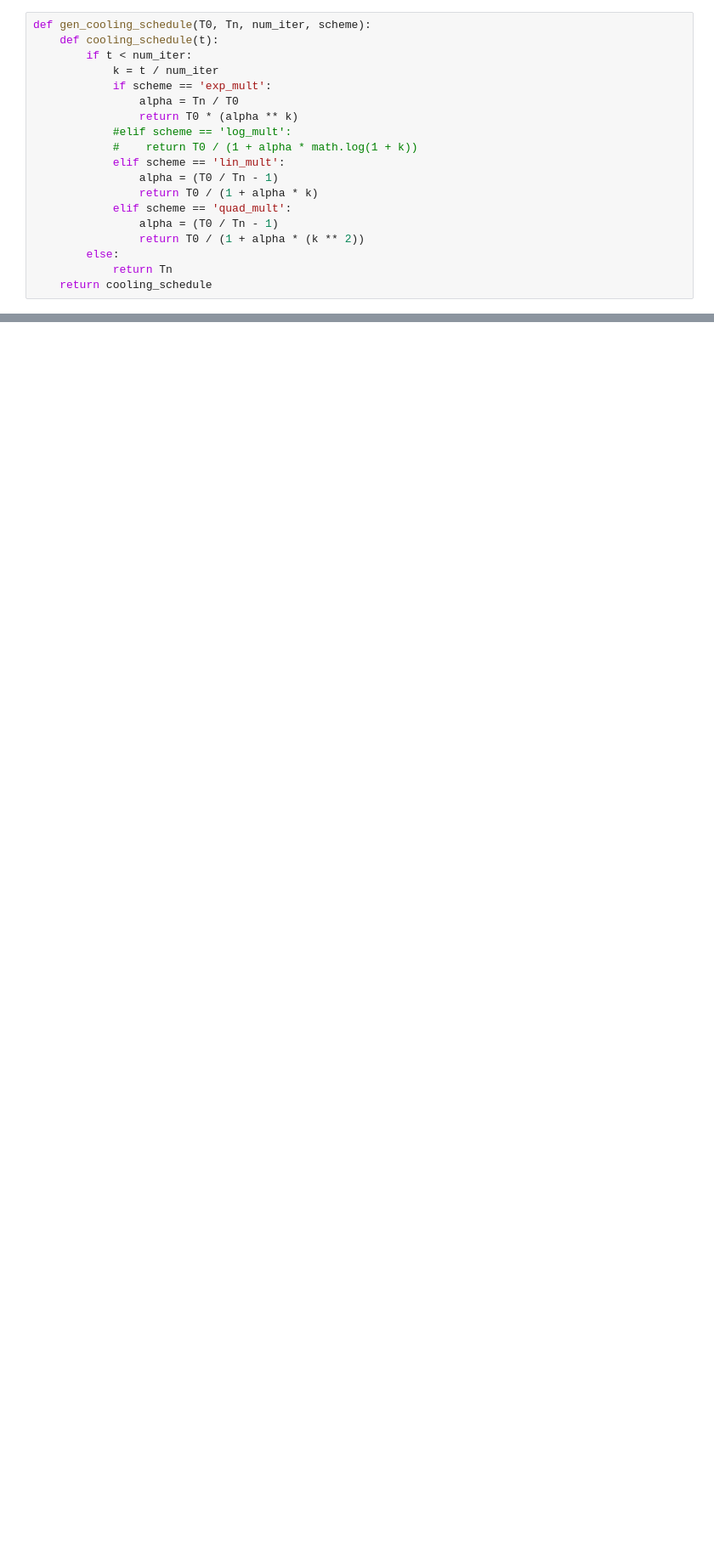
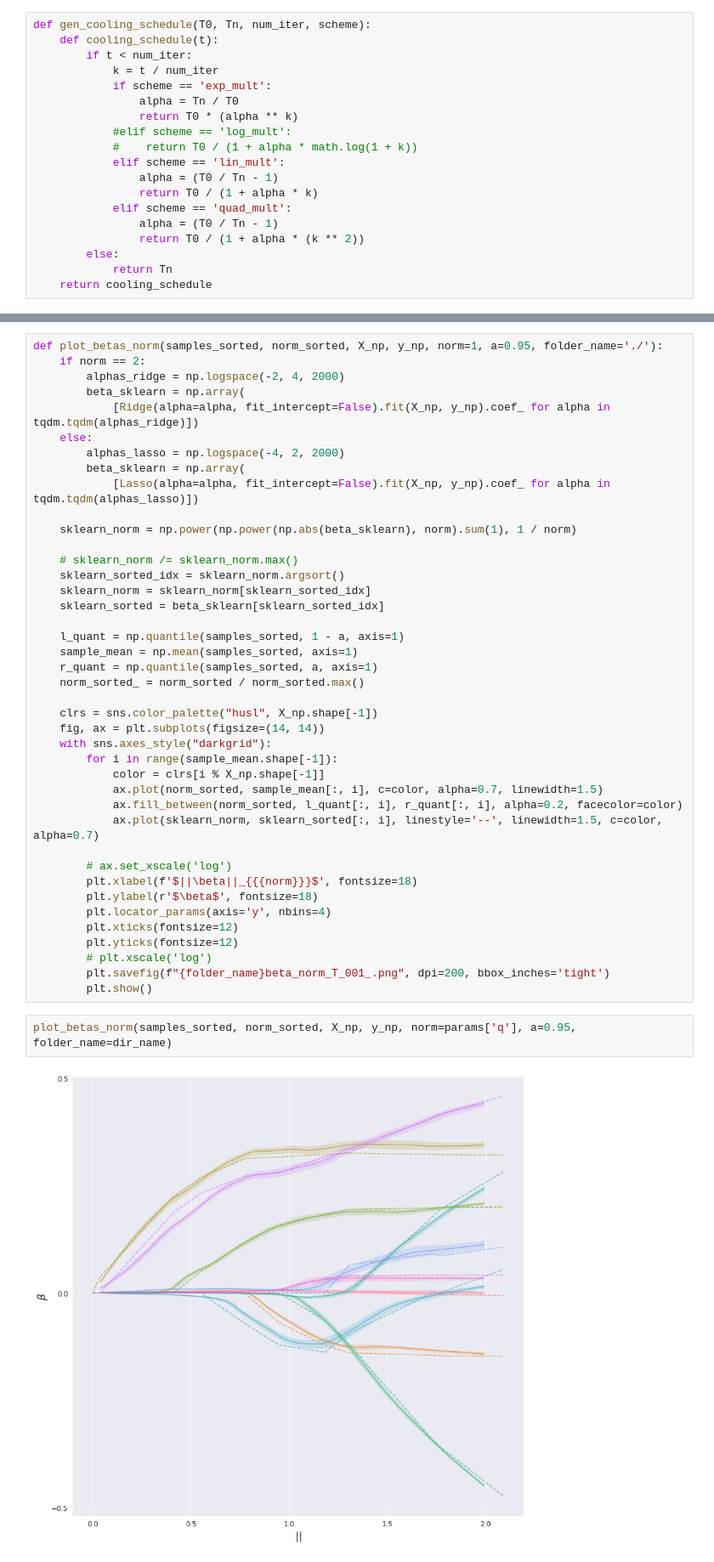
Before and after one commit to marcello-negri/manifold_flow, a Jupyter notebook: regression.ipynb, the cells around one changed output, grey strips where cells are left out. Shown at 85% size. Saved outputs shown, nothing was run; the diff lists cells and outputs as text; blank space fills up the shorter version.

```diff
--- a/regression.ipynb
+++ b/regression.ipynb
@@ -693,0 +254,45 @@ In (function (package, help, pos = 2, lib.loc = NULL, character.only = FALSE,  :
+# %%
+def plot_betas_norm(samples_sorted, norm_sorted, X_np, y_np, norm=1, a=0.95, folder_name='./'):
+    if norm == 2:
+        alphas_ridge = np.logspace(-2, 4, 2000)
+        beta_sklearn = np.array(
+            [Ridge(alpha=alpha, fit_intercept=False).fit(X_np, y_np).coef_ for alpha in tqdm.tqdm(alphas_ridge)])
+    else:
+        alphas_lasso = np.logspace(-4, 2, 2000)
+        beta_sklearn = np.array(
+            [Lasso(alpha=alpha, fit_intercept=False).fit(X_np, y_np).coef_ for alpha in tqdm.tqdm(alphas_lasso)])
+
+    sklearn_norm = np.power(np.power(np.abs(beta_sklearn), norm).sum(1), 1 / norm)
+
+    # sklearn_norm /= sklearn_norm.max()
+    sklearn_sorted_idx = sklearn_norm.argsort()
+    sklearn_norm = sklearn_norm[sklearn_sorted_idx]
+    sklearn_sorted = beta_sklearn[sklearn_sorted_idx]
+
+    l_quant = np.quantile(samples_sorted, 1 - a, axis=1)
+    sample_mean = np.mean(samples_sorted, axis=1)
+    r_quant = np.quantile(samples_sorted, a, axis=1)
+    norm_sorted_ = norm_sorted / norm_sorted.max()
+
+    clrs = sns.color_palette("husl", X_np.shape[-1])
+    fig, ax = plt.subplots(figsize=(14, 14))
+    with sns.axes_style("darkgrid"):
+        for i in range(sample_mean.shape[-1]):
+            color = clrs[i % X_np.shape[-1]]
+            ax.plot(norm_sorted, sample_mean[:, i], c=color, alpha=0.7, linewidth=1.5)
+            ax.fill_between(norm_sorted, l_quant[:, i], r_quant[:, i], alpha=0.2, facecolor=color)
+            ax.plot(sklearn_norm, sklearn_sorted[:, i], linestyle='--', linewidth=1.5, c=color, alpha=0.7)
+
+        # ax.set_xscale('log')
+        plt.xlabel(f'$||\beta||_{{{norm}}}$', fontsize=18)
+        plt.ylabel(r'$\beta$', fontsize=18)
+        plt.locator_params(axis='y', nbins=4)
+        plt.xticks(fontsize=12)
+        plt.yticks(fontsize=12)
+        # plt.xscale('log')
+        plt.savefig(f"{folder_name}beta_norm_T_001_.png", dpi=200, bbox_inches='tight')
+        plt.show()
+# %%
+plot_betas_norm(samples_sorted, norm_sorted, X_np, y_np, norm=params['q'], a=0.95, folder_name=dir_name)
+# %% [output]
+[figure, added]
```
Also changed, not shown: parts of 44 cells of this notebook, 1 other file.
